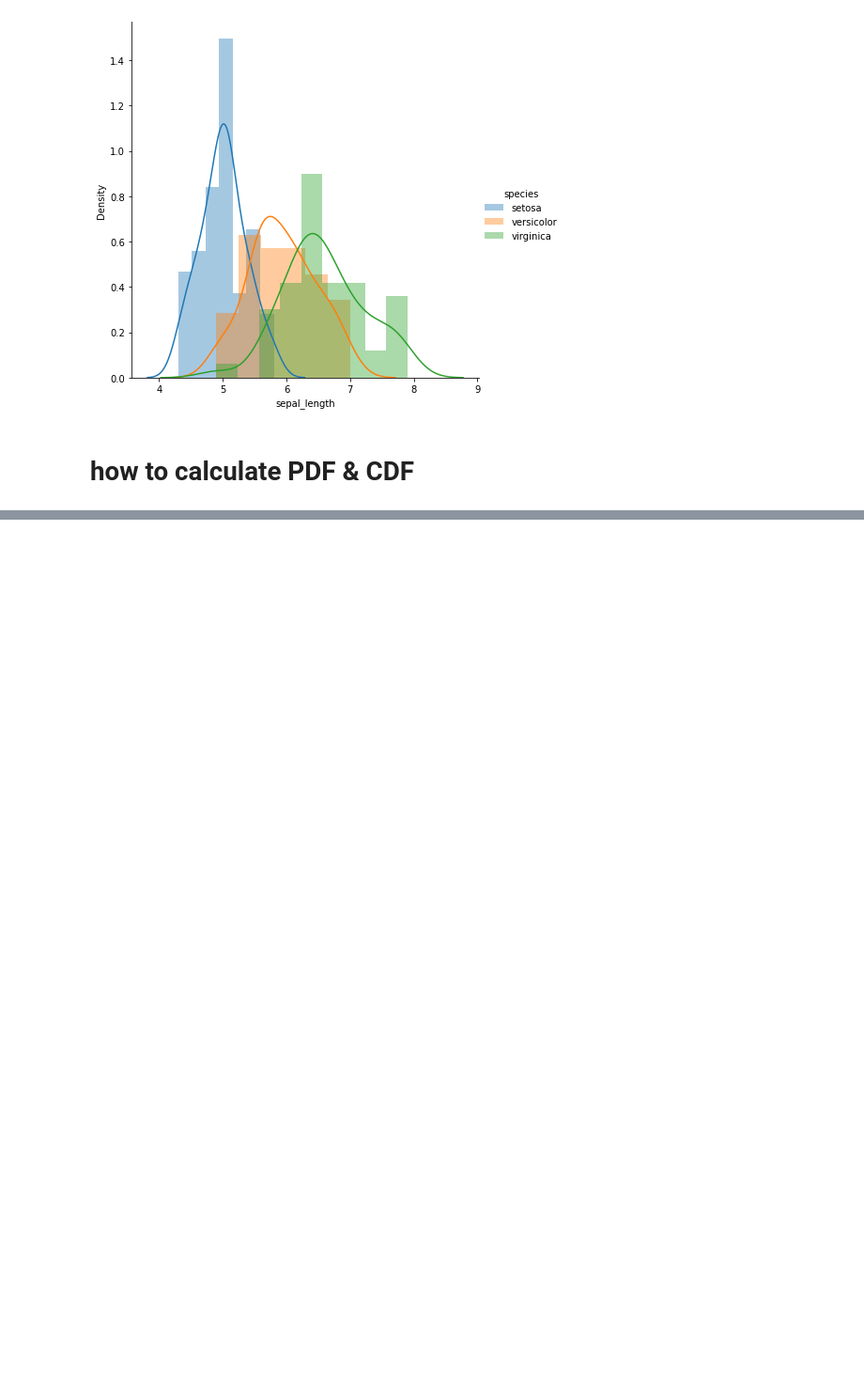
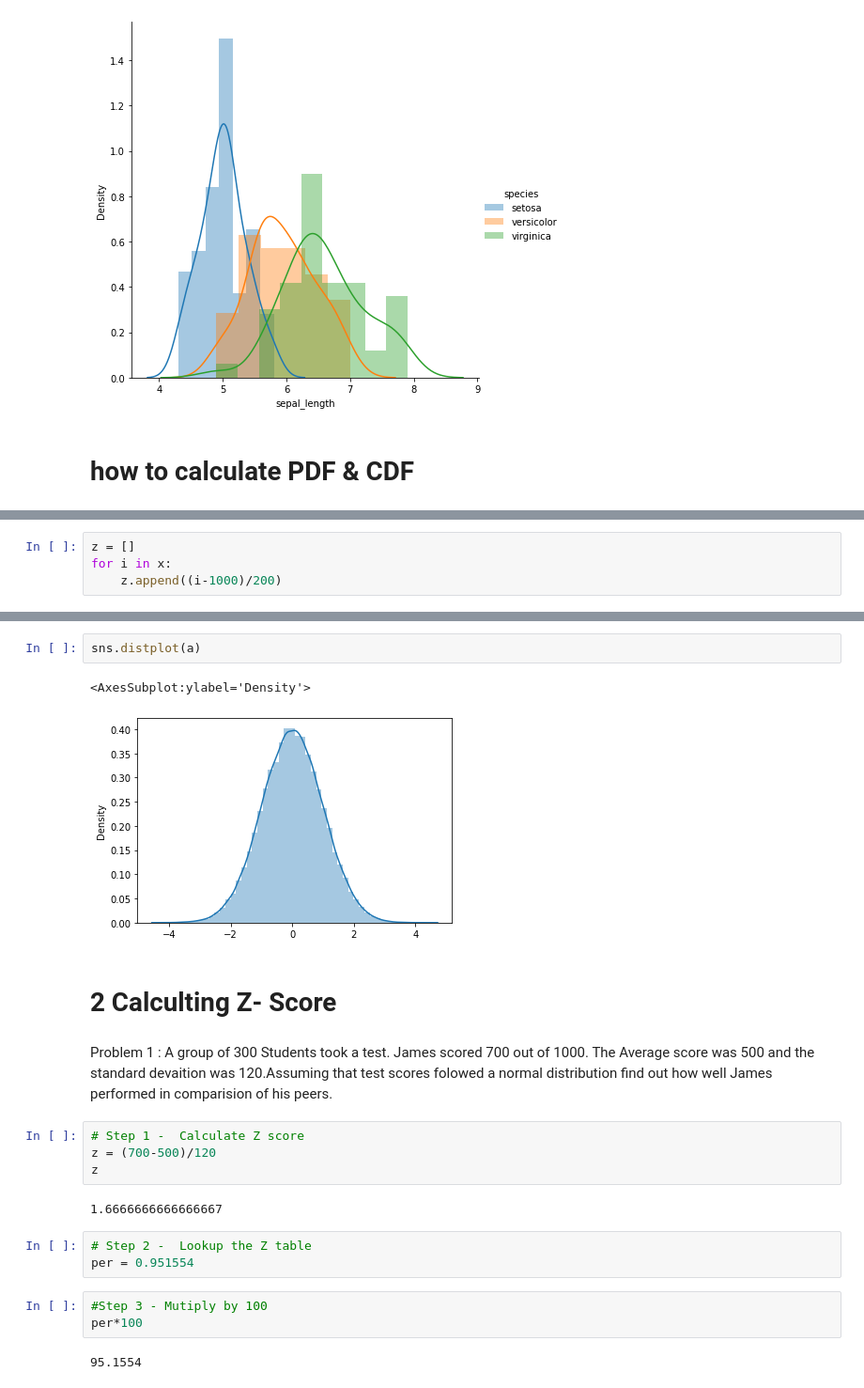
Before and after one commit to Sumit1412/DataScienceUsingPython, a Jupyter notebook: Descriptive Statistics.ipynb, the cells around one changed output, grey strips where cells are left out. Shown: that part at 94% size. Saved outputs shown, nothing was run; the diff lists cells and outputs as text; blank space fills up the shorter version.

```diff
--- a/Descriptive Statistics.ipynb
+++ b/Descriptive Statistics.ipynb
@@ -345,0 +357,4 @@ sns.FacetGrid(flower,hue = 'species',height = 6).map(sns.distplot,'sepal_length'
+# %%
+z = []
+for i in x:
+    z.append((i-1000)/200)
@@ -345,0 +374,23 @@ sns.FacetGrid(flower,hue = 'species',height = 6).map(sns.distplot,'sepal_length'
+# %%
+sns.distplot(a)
+# %% [output]
+<AxesSubplot:ylabel='Density'>
+[figure, added]
+# %% [markdown]
+# 2 Calculting Z- Score
+# %% [markdown]
+Problem 1 : A group of 300 Students took a test. James scored 700 out of 1000. The Average score was 500 and the standard devaition was 120.Assuming that test scores folowed a normal distribution find out how well James performed in comparision of his peers.
+# %%
+# Step 1 -  Calculate Z score
+z = (700-500)/120
+z
+# %% [output]
+1.6666666666666667
+# %%
+# Step 2 -  Lookup the Z table
+per = 0.951554
+# %%
+#Step 3 - Mutiply by 100
+per*100
+# %% [output]
+95.1554
```
Also changed, not shown: parts of 22 cells of this notebook.
